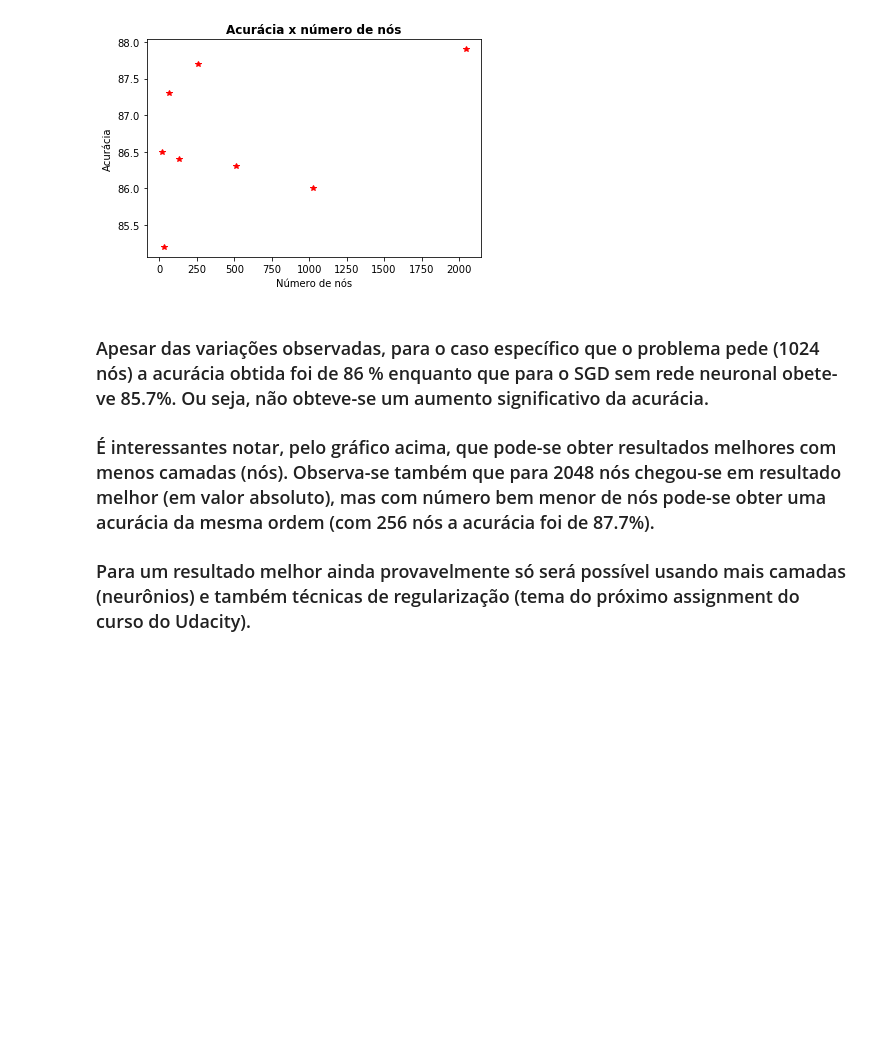
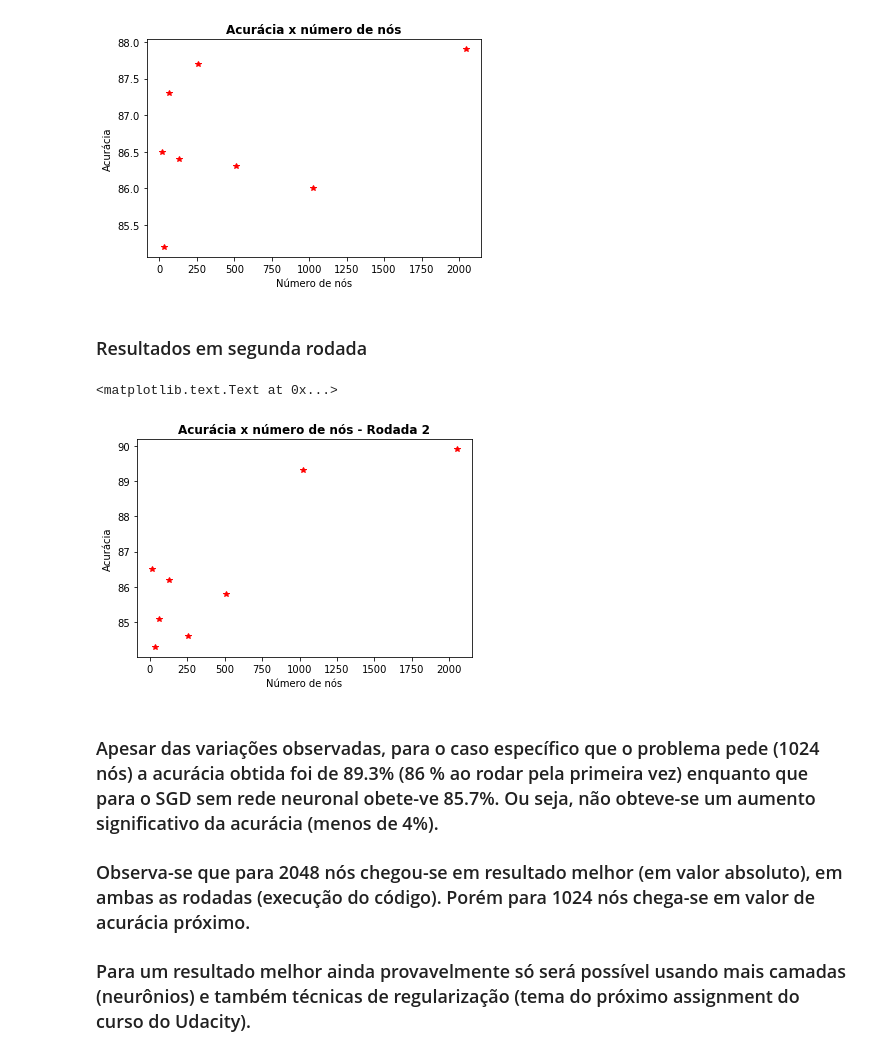
Before and after one commit to victortxa/assignments-vision-and-image-processing, a Jupyter notebook: 2_fullyconnected.ipynb, the cells around one changed output. Saved outputs shown, nothing was run; the diff lists cells and outputs as text; code cells hidden in the pictures; blank space fills up the shorter version.

Commit message:
Executou-se o código novamente para verificar se acurácia iria se alterar. Para menos nós, houve diminuição.

```diff
--- a/2_fullyconnected.ipynb
+++ b/2_fullyconnected.ipynb
@@ -430,9 +432,22 @@ plt.title('Acurácia x número de nós', fontweight='bold', )
 # %% [output]
 <matplotlib.text.Text at 0x...>
 [figure]
+# %% [markdown]
+### Resultados em segunda rodada
+# %%
+test_accuracy_final2 = np.array([86.5, 84.3, 85.1, 86.2, 84.6, 85.8, 89.3, 89.9])
+# %%
+plt.figure()
+plt.plot(nodes_size,test_accuracy_final2, '*r')
+plt.xlabel('Número de nós')
+plt.ylabel('Acurácia')
+plt.title('Acurácia x número de nós - Rodada 2', fontweight='bold', )
+# %% [output]
+<matplotlib.text.Text at 0x...>
+[figure, added]
 # %% [markdown]
-### Apesar das variações observadas, para o caso específico que o problema pede (1024 nós) a acurácia obtida foi de 86 % enquanto que para o SGD sem rede neuronal obete-ve 85.7%. Ou seja, não obteve-se um aumento significativo da acurácia.
+### Apesar das variações observadas, para o caso específico que o problema pede (1024 nós) a acurácia obtida foi de 89.3% (86 % ao rodar pela primeira vez) enquanto que para o SGD sem rede neuronal obete-ve 85.7%. Ou seja, não obteve-se um aumento significativo da acurácia (menos de 4%).
 
-### É interessantes notar, pelo gráfico acima, que pode-se obter resultados melhores com menos camadas (nós). Observa-se também que para 2048 nós chegou-se em resultado melhor (em valor absoluto), mas com número bem menor de nós pode-se obter uma acurácia da mesma ordem (com 256 nós a acurácia foi de 87.7%).
+### Observa-se que para 2048 nós chegou-se em resultado melhor (em valor absoluto), em ambas as rodadas (execução do código). Porém para 1024 nós chega-se em valor de acurácia próximo.
 
 ### Para um resultado melhor ainda provavelmente só será possível usando mais camadas (neurônios) e também técnicas de regularização (tema do próximo assignment do curso do Udacity).
```
Also changed, not shown: parts of 5 cells of this notebook.
